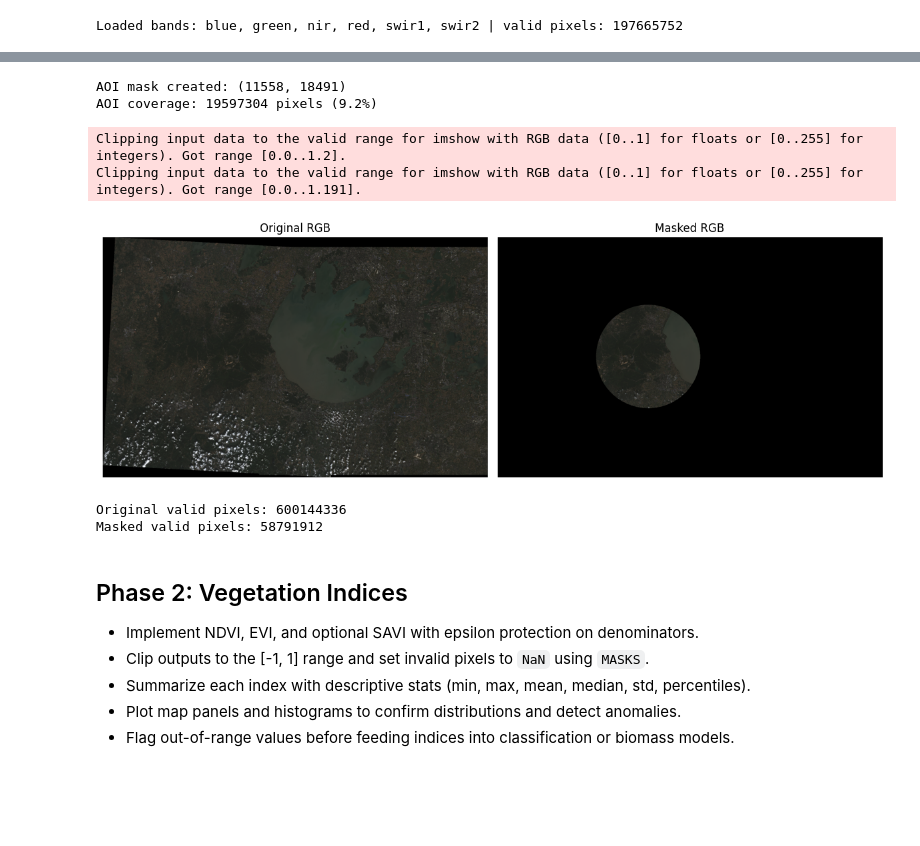
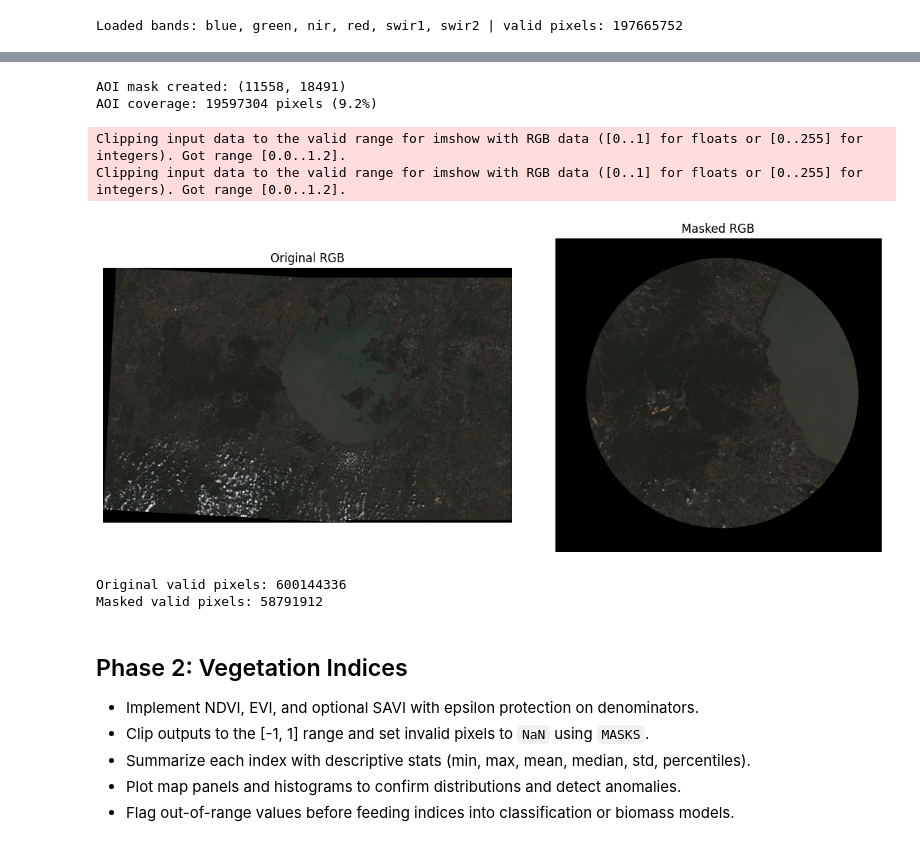
Before and after one commit to FreditorK/Biomass_fun, a Jupyter notebook: biomass_project.ipynb, the cells around one changed output, grey strips where cells are left out. Drawn from its saved outputs; the diff is of its cells as text; code cells hidden in the pictures; blank space fills up the shorter version.

Commit message:
Masked datato AOI

```diff
--- a/biomass_project.ipynb
+++ b/biomass_project.ipynb
@@ -394,7 +382,6 @@ print(
 # %% [output]
 Loaded bands: blue, green, nir, red, swir1, swir2 | valid pixels: 197665752
 # %%
-# Take a small 1000x1000 pixel chunk from the center
 height, width = BAND_DATA['red'].shape
 start_y, start_x = height // 4, width // 4  # Start from 25% in
 
@@ -403,3 +390,9 @@ for colour in ["red", "green", "blue"]:
     expanded_set = np.expand_dims(BAND_DATA[colour], axis=-1)
     new_sets.append(expanded_set)
 rgb = np.concatenate(new_sets, axis=-1)
+
+new_sets = []
+for colour in ["nir", "swir1", "swir2"]:
+    expanded_set = np.expand_dims(BAND_DATA[colour], axis=-1)
+    new_sets.append(expanded_set)
+ns1s2 = np.concatenate(new_sets, axis=-1)
@@ -446,49 +399,52 @@ def apply_aoi_mask(array: np.ndarray, aoi_mask: np.ndarray):
 # %%
 # Step 1: Create AOI mask once
 aoi_mask = create_aoi_mask(reference_profile, AOI_GDF)
+mask_size = aoi_mask.shape
+sub_dims = [(int(0.25*mask_size[0]), int(0.75*mask_size[0])), (int(0.225*mask_size[1]), int(0.55*mask_size[1]))]
 
 if aoi_mask is not None:
     print(f"AOI mask created: {aoi_mask.shape}")
     print(f"AOI coverage: {aoi_mask.sum()} pixels ({aoi_mask.mean() * 100:.1f}%)")
 
     # Step 2: Apply to RGB (your rgb is likely height, width, bands)
-    rgb_masked = apply_aoi_mask(rgb, aoi_mask)
+    rgb_masked = apply_aoi_mask(rgb, aoi_mask)[sub_dims[0][0]:sub_dims[0][1], sub_dims[1][0]:sub_dims[1][1]]
+    ns1s2_masked = apply_aoi_mask(ns1s2, aoi_mask)[sub_dims[0][0]:sub_dims[0][1], sub_dims[1][0]:sub_dims[1][1]]
 
     # Step 3: Apply to individual bands
     BAND_DATA_MASKED = {}
     for band_name, band_array in BAND_DATA.items():
-        BAND_DATA_MASKED[band_name] = apply_aoi_mask(band_array, aoi_mask)
+        BAND_DATA_MASKED[band_name] = apply_aoi_mask(band_array, aoi_mask)[sub_dims[0][0]:sub_dims[0][1], sub_dims[1][0]:sub_dims[1][1]]
 
     # Step 4: Apply to masks
-    cloud_probability_masked = apply_aoi_mask(cloud_probability, aoi_mask)
-    SCL_masked = apply_aoi_mask(SCL, aoi_mask)
+    cloud_probability_masked = apply_aoi_mask(cloud_probability, aoi_mask)[sub_dims[0][0]:sub_dims[0][1], sub_dims[1][0]:sub_dims[1][1]]
+    SCL_masked = apply_aoi_mask(SCL, aoi_mask)[sub_dims[0][0]:sub_dims[0][1], sub_dims[1][0]:sub_dims[1][1]]
 
     # Display results
     plt.figure(figsize=(12, 5))
 
     plt.subplot(1, 2, 1)
     plt.imshow(rgb[::10, ::10])  # Downsampled original
     plt.title("Original RGB")
     plt.axis('off')
 
     plt.subplot(1, 2, 2)
     plt.imshow(rgb_masked[::10, ::10])  # Downsampled masked
     plt.title("Masked RGB")
     plt.axis('off')
 
     plt.tight_layout()
     plt.show()
 
     print(f"Original valid pixels: {(rgb > 0).sum()}")
     print(f"Masked valid pixels: {(rgb_masked > 0).sum()}")
 else:
     print("No AOI mask created - check AOI data")
 # %% [output]
 AOI mask created: (11558, 18491)
 AOI coverage: 19597304 pixels (9.2%)
 Clipping input data to the valid range for imshow with RGB data ([0..1] for floats or [0..255] for integers). Got range [0.0..1.2].
-Clipping input data to the valid range for imshow with RGB data ([0..1] for floats or [0..255] for integers). Got range [0.0..1.191].
+Clipping input data to the valid range for imshow with RGB data ([0..1] for floats or [0..255] for integers). Got range [0.0..1.2].
-[figure, old version]
+[figure, new version]
 Original valid pixels: 600144336
 Masked valid pixels: 58791912
 # %% [markdown]
```
Also changed, not shown: parts of 9 cells of this notebook.
